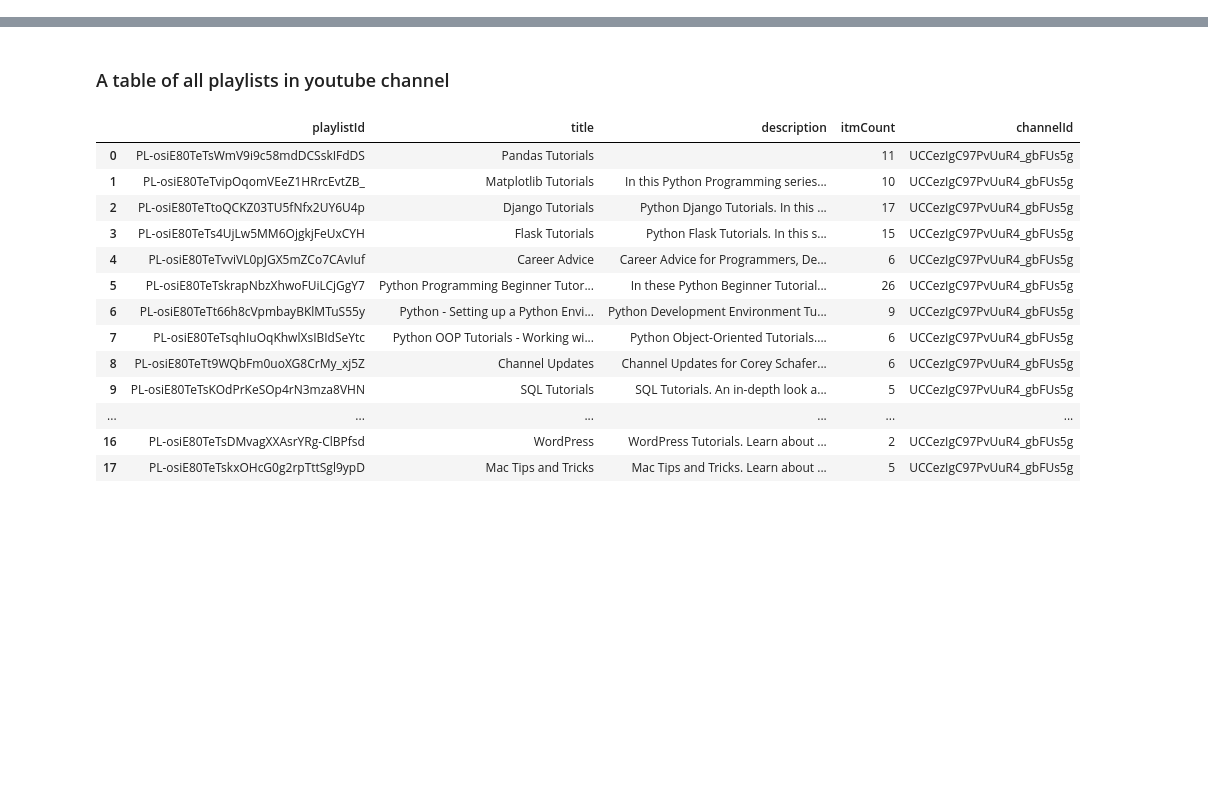
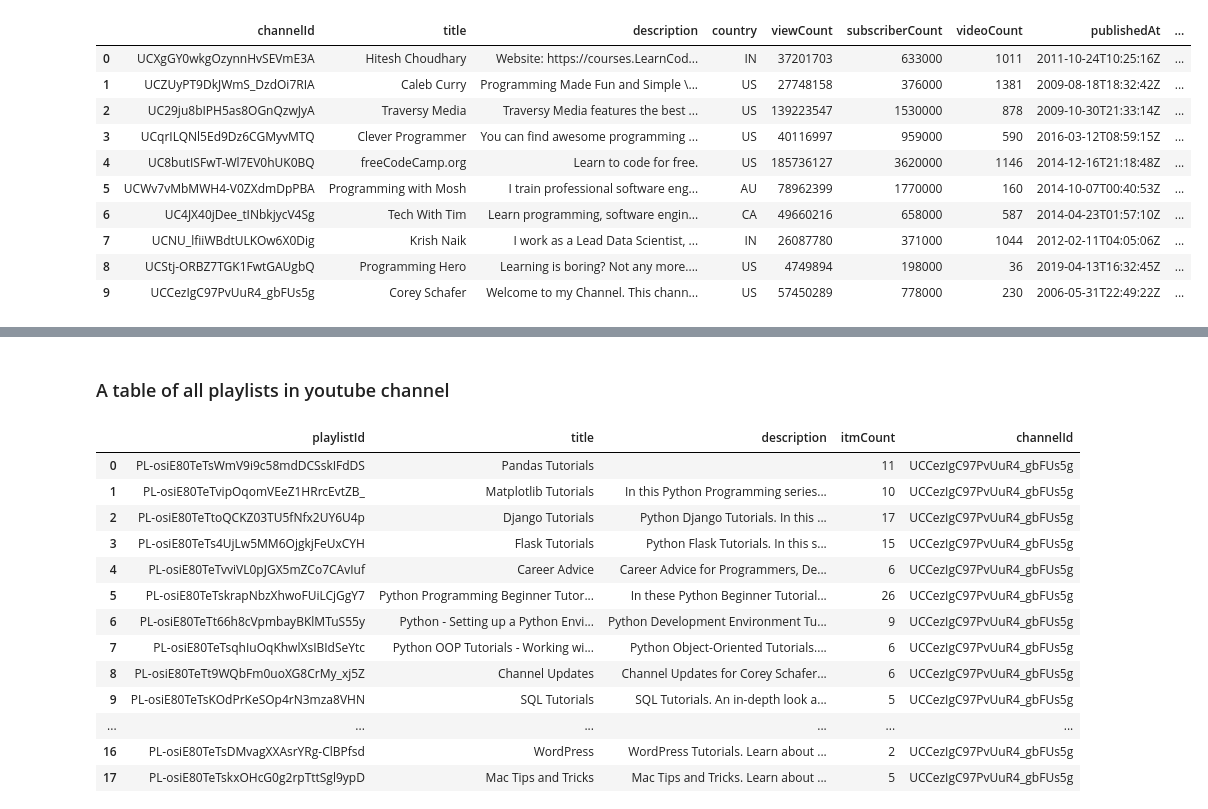
Before and after one commit to zakicode19/YouTubeApi, a Jupyter notebook: youtube_api.ipynb, the cells around one changed output, grey strips where cells are left out. Drawn from its saved outputs; the diff is of its cells as text; code cells hidden in the pictures; blank space fills up the shorter version.

```diff
--- a/youtube_api.ipynb
+++ b/youtube_api.ipynb
@@ -48,0 +84,6 @@ print(json.dumps(response, indent=4,sort_keys=True))
+# %%
+request = youtube.channels().list(
+        part="snippet,contentDetails,statistics",
+        id=channel_ids
+    )
+response = request.execute()
@@ -48,0 +112,3 @@ print(json.dumps(response, indent=4,sort_keys=True))
+# %%
+for item in response['items']:
+    print(item['snippet']['title'])
@@ -48,0 +152,26 @@ print(json.dumps(response, indent=4,sort_keys=True))
+# %%
+channels_stat = {}
+
+channels_stat['channelId'] = []
+channels_stat['title'] = []
+channels_stat['description'] = []
+channels_stat['country'] = []
+channels_stat['viewCount'] = []
+channels_stat['subscriberCount'] = []
+channels_stat['videoCount'] = []
+channels_stat['subscriberCount'] = []
+channels_stat['publishedAt'] = []
+channels_stat['uploads'] = []
+for item in response['items']:
+
+    channels_stat['channelId'].append(item['id'])
+    channels_stat['title'].append(item['snippet']['title'])
+    channels_stat['description'].append(item['snippet']['description'])
+    channels_stat['country'].append(item['snippet']['country'])
+    channels_stat['viewCount'].append(item['statistics']['viewCount'])
+    channels_stat['videoCount'].append(item['statistics']['videoCount'])
+    channels_stat['subscriberCount'].append(item['statistics']['subscriberCount'])
+    channels_stat['publishedAt'].append(item['snippet']['publishedAt'])
+    channels_stat['uploads'].append(item['contentDetails']['relatedPlaylists']['uploads'])
+
+channels_stat
@@ -48,0 +209,15 @@ print(json.dumps(response, indent=4,sort_keys=True))
+# %%
+channels_stat = pd.DataFrame.from_dict(channels_stat)
+channels_stat
+# %% [output]
+|  | channelId | title | description | country | viewCount | subscriberCount | videoCount | publishedAt | ... |
+| 0 | UCXgGY0wkgOzynnHvSEVmE3A | Hitesh Choudhary | Website: https://courses.LearnCod... | IN | 37201703 | 633000 | 1011 | 2011-10-24T10:25:16Z | ... |
+| 1 | UCZUyPT9DkJWmS_DzdOi7RIA | Caleb Curry | Programming Made Fun and Simple \... | US | 27748158 | 376000 | 1381 | 2009-08-18T18:32:42Z | ... |
+| 2 | UC29ju8bIPH5as8OGnQzwJyA | Traversy Media | Traversy Media features the best ... | US | 139223547 | 1530000 | 878 | 2009-10-30T21:33:14Z | ... |
+| 3 | UCqrILQNl5Ed9Dz6CGMyvMTQ | Clever Programmer | You can find awesome programming ... | US | 40116997 | 959000 | 590 | 2016-03-12T08:59:15Z | ... |
+| 4 | UC8butISFwT-Wl7EV0hUK0BQ | freeCodeCamp.org | Learn to code for free. | US | 185736127 | 3620000 | 1146 | 2014-12-16T21:18:48Z | ... |
+| 5 | UCWv7vMbMWH4-V0ZXdmDpPBA | Programming with Mosh | I train professional software eng... | AU | 78962399 | 1770000 | 160 | 2014-10-07T00:40:53Z | ... |
+| 6 | UC4JX40jDee_tINbkjycV4Sg | Tech With Tim | Learn programming, software engin... | CA | 49660216 | 658000 | 587 | 2014-04-23T01:57:10Z | ... |
+| 7 | UCNU_lfiiWBdtULKOw6X0Dig | Krish Naik | I work as a Lead Data Scientist, ... | IN | 26087780 | 371000 | 1044 | 2012-02-11T04:05:06Z | ... |
+| 8 | UCStj-ORBZ7TGK1FwtGAUgbQ | Programming Hero | Learning is boring? Not any more.... | US | 4749894 | 198000 | 36 | 2019-04-13T16:32:45Z | ... |
+| 9 | UCCezIgC97PvUuR4_gbFUs5g | Corey Schafer | Welcome to my Channel. This chann... | US | 57450289 | 778000 | 230 | 2006-05-31T22:49:22Z | ... |
```
Also changed, not shown: parts of 56 cells of this notebook, 1 other file.
